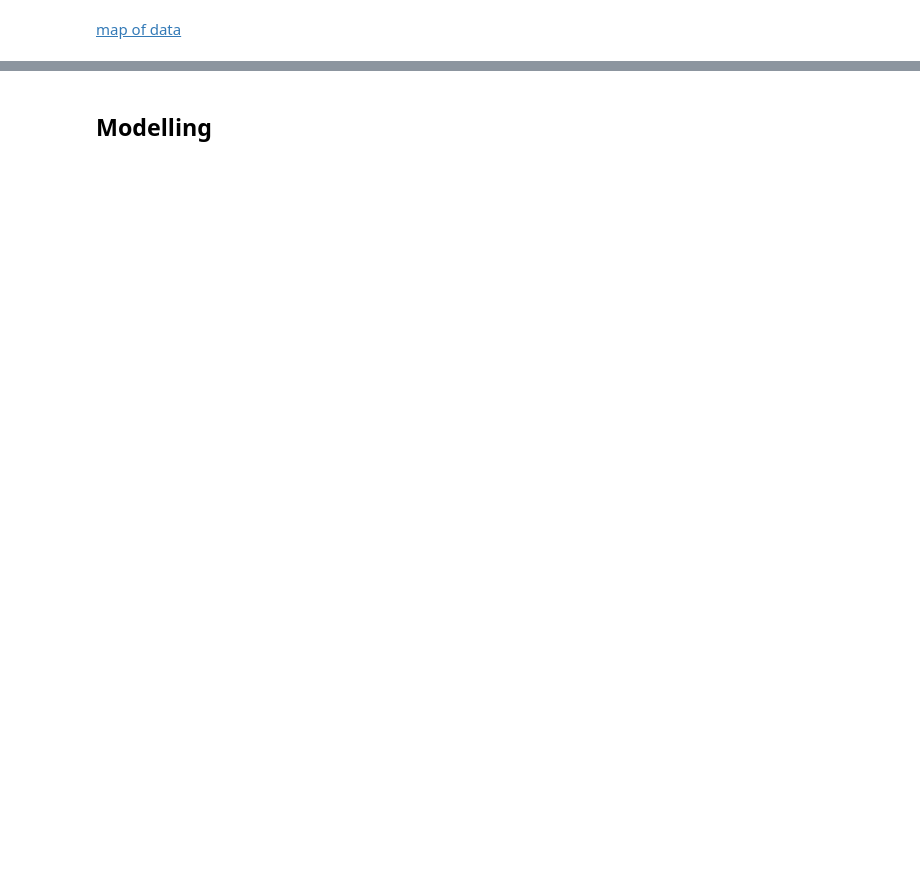
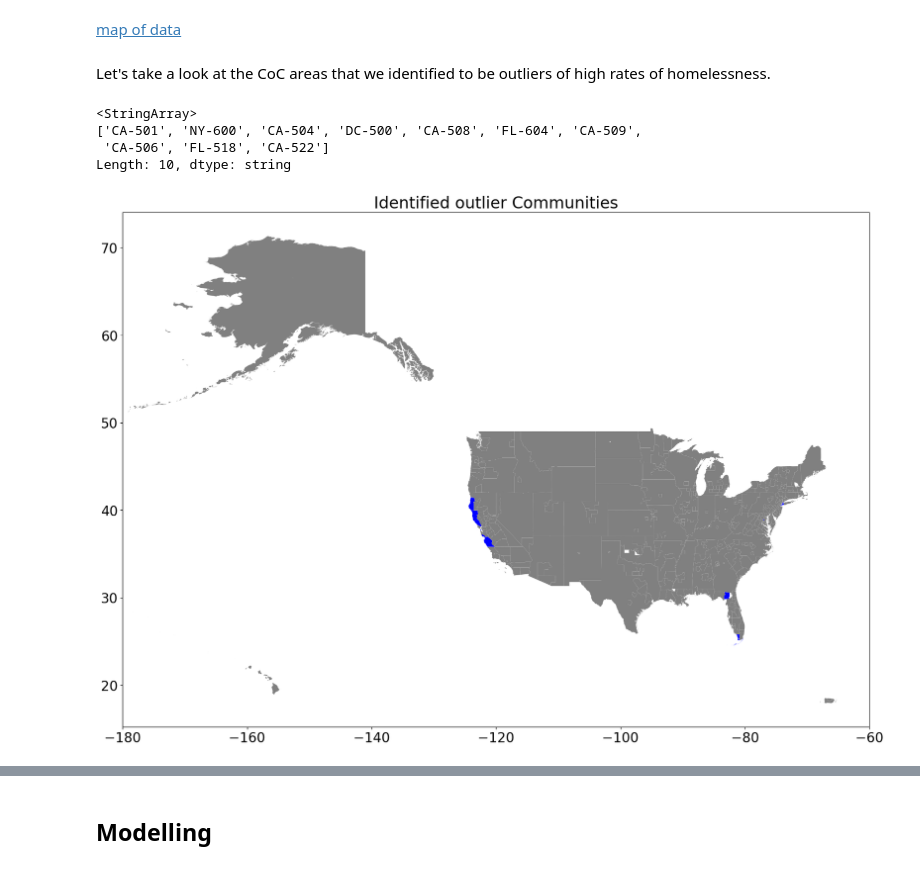
Before and after one commit to tybens/predicting-homelessness, a Jupyter notebook: projecting_homelessness_rate.ipynb, the cells around one changed output, grey strips where cells are left out. Cells and saved outputs as stored; diff of their text form; code cells hidden in the pictures; blank space fills up the shorter version.

```diff
--- a/projecting_homelessness_rate.ipynb
+++ b/projecting_homelessness_rate.ipynb
@@ -435,0 +451,22 @@ import arcgis
+# %% [markdown]
+Let's take a look at the CoC areas that we identified to be outliers of high rates of homelessness.
+# %%
+outlier_CoCs
+# %% [output]
+<StringArray>
+['CA-501', 'NY-600', 'CA-504', 'DC-500', 'CA-508', 'FL-604', 'CA-509',
+ 'CA-506', 'FL-518', 'CA-522']
+Length: 10, dtype: string
+# %%
+# extracting the CoC identifier for the top outliers
+outlier_CoCs = outlier_rows.cocnumber.value_counts().index.values[:10]
+# %%
+fig = plt.figure(figsize=(20, 20))
+plt.rc('font', size=20)
+
+ax = fig.add_subplot(111)
+geo_df.plot(color=["blue" if cocnum in outlier_CoCs else "grey" for cocnum in geo_df['COCNUM']], ax=ax, legend=True);
+ax.set_xlim(-180, -60);
+ax.set_title("Identified outlier Communities");
+# %% [output]
+[figure, added]
```
Also changed, not shown: parts of 25 cells of this notebook.
